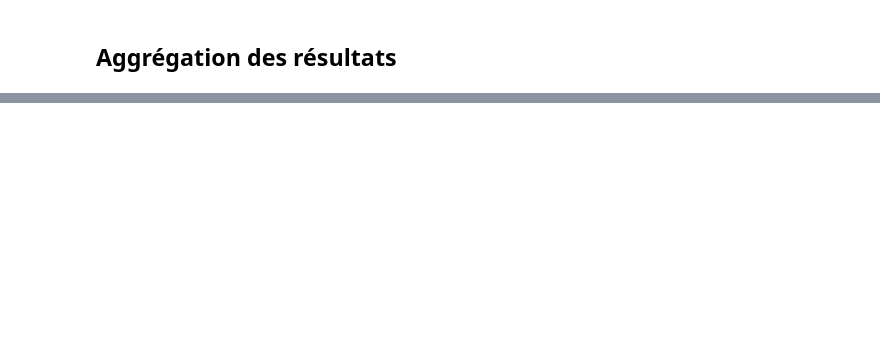
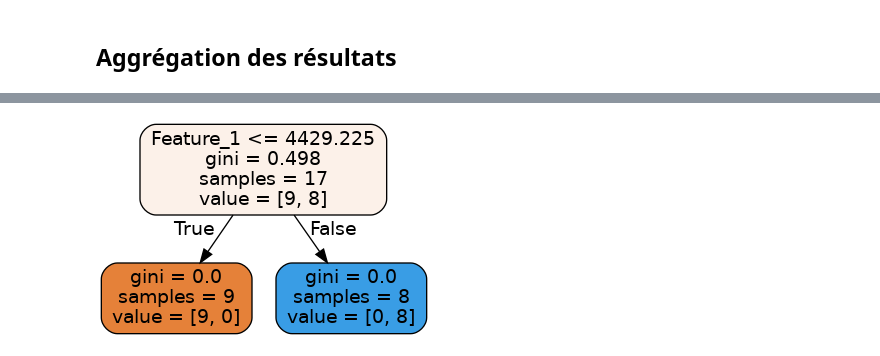
Before and after one commit to CinquinAndy/i1-mspr-data, a Jupyter notebook: Notebook_visu_graphs.ipynb, the cells around one changed output, grey strips where cells are left out. Cells and saved outputs as stored; diff of their text form; code cells hidden in the pictures; blank space fills up the shorter version.

Commit message:
desision tree classifier

```diff
--- a/Notebook_visu_graphs.ipynb
+++ b/Notebook_visu_graphs.ipynb
@@ -571,9 +584,2 @@ Index(['Sexe', 'Nom', 'Prénom', 'Voix', '% Voix/Ins', '% Voix/Exp'], dtype='obj
 # %% [markdown]
 ## Catégorisation des candidats de 2017 par bord politique
-# %%
-#Lecture du fichier avec la liste des catégories de candidats
-doc_cat_candidats = pd.read_excel("./data/Document_categorisation_candidats.xlsx")
-merge_columns = ['Sexe','Nom','Prénom']
-# Jointure des deux fichiers
-total_candidates = pd.merge(total_candidates, doc_cat_candidats, how='inner', left_on=merge_columns, right_on=merge_columns)
-total_candidates
@@ -649,0 +610,10 @@ election_results_2017
+# %%
+#global_results = donnees_1er_tour_2017_44_06[global_columns]
+display(df_pivot)
+display(total_candidates)
+
+total_candidates.index = total_candidates.index.astype(str)
+
+
+df = total_candidates.merge(df_pivot, right_on="Code.département", left_index=True)
+display(df)
@@ -649,0 +724,31 @@ election_results_2017
+# %%
+from sklearn.tree import DecisionTreeClassifier
+from sklearn.tree import export_graphviz
+import os
+from IPython.display import Image
+
+
+# Obtenir les noms de caractéristiques après le prétraitement
+transformed_feature_names = (model.named_steps['columntransformer']
+                                  .named_transformers_['onehotencoder']
+                                  .get_feature_names_out(input_features=['Departement', 'Sexe', 'Nom', 'Prenom']))
+
+# Ajouter les noms des autres caractéristiques qui n'ont pas été transformées
+other_features = [f'Feature_{i}' for i in range(df.shape[1] - 5)]
+transformed_feature_names = list(transformed_feature_names) + other_features
+
+# Passer "transformed_feature_names" à "export_graphviz" à la place de "feature_names"
+export_graphviz(
+    model.named_steps['decisiontreeclassifier'],
+    out_file="election.dot",
+    feature_names=transformed_feature_names,
+    rounded=True,
+    filled=True
+)
+
+#appel à la fonction dot de graphwiz
+os.system("dot -Tpng election.dot -o election.png")
+#Affichage de l'image créée
+Image("election.png")
+# %% [output]
+[figure, added]
```
Also changed, not shown: parts of 14 cells of this notebook, 2 other files.
